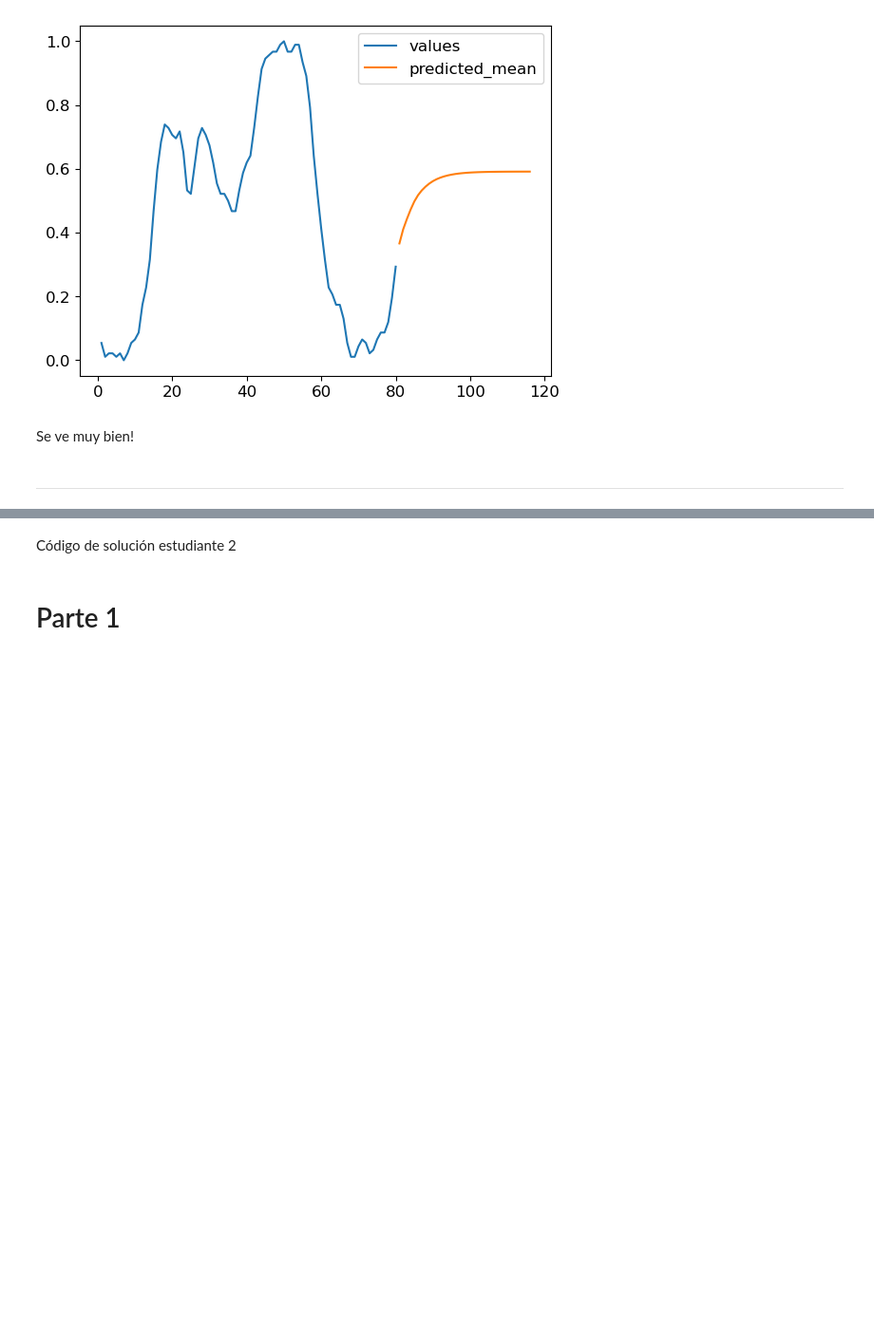
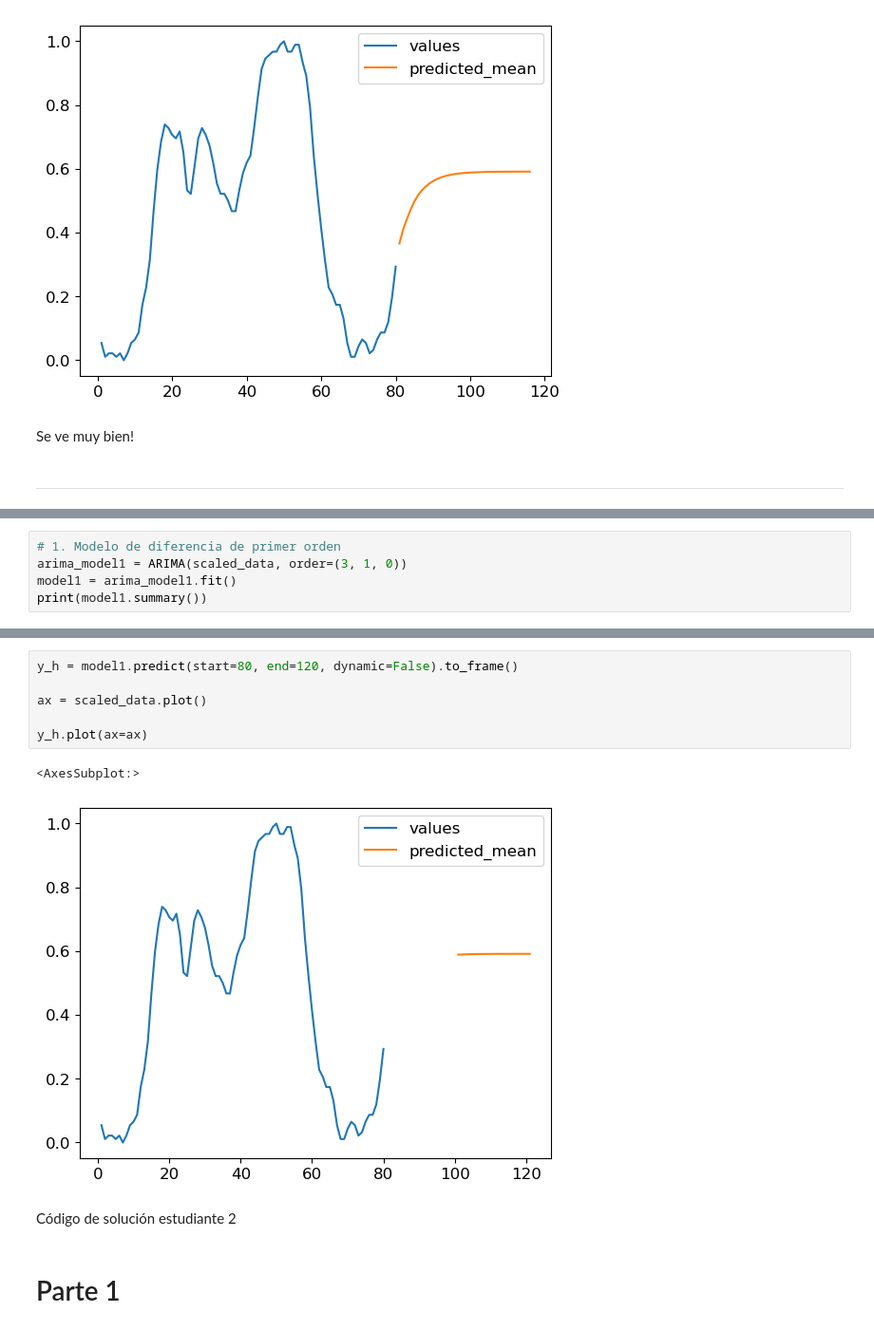
Before and after one commit to RafaJBZ/Tarea_2_RAJuarez_PAVilla, a Jupyter notebook: Tarea2.ipynb, the cells around one changed output, grey strips where cells are left out. Shown at 95% size. Cells and saved outputs as stored; diff of their text form; blank space fills up the shorter version.

```diff
--- a/Tarea2.ipynb
+++ b/Tarea2.ipynb
@@ -360,0 +396,5 @@ Se ve muy bien!
+# %%
+# 1. Modelo de diferencia de primer orden
+arima_model1 = ARIMA(scaled_data, order=(3, 1, 0))
+model1 = arima_model1.fit()
+print(model1.summary())
@@ -361,3 +419,12 @@ Se ve muy bien!
+# %%
+y_h = model1.predict(start=80, end=120, dynamic=False).to_frame()
+
+ax = scaled_data.plot()
+
+y_h.plot(ax=ax)
+# %% [output]
+<AxesSubplot:>
+[figure, added]
 # %% [markdown]
 Código de solución estudiante 2
 # %% [markdown]
```
Also changed, not shown: parts of 12 cells of this notebook.
